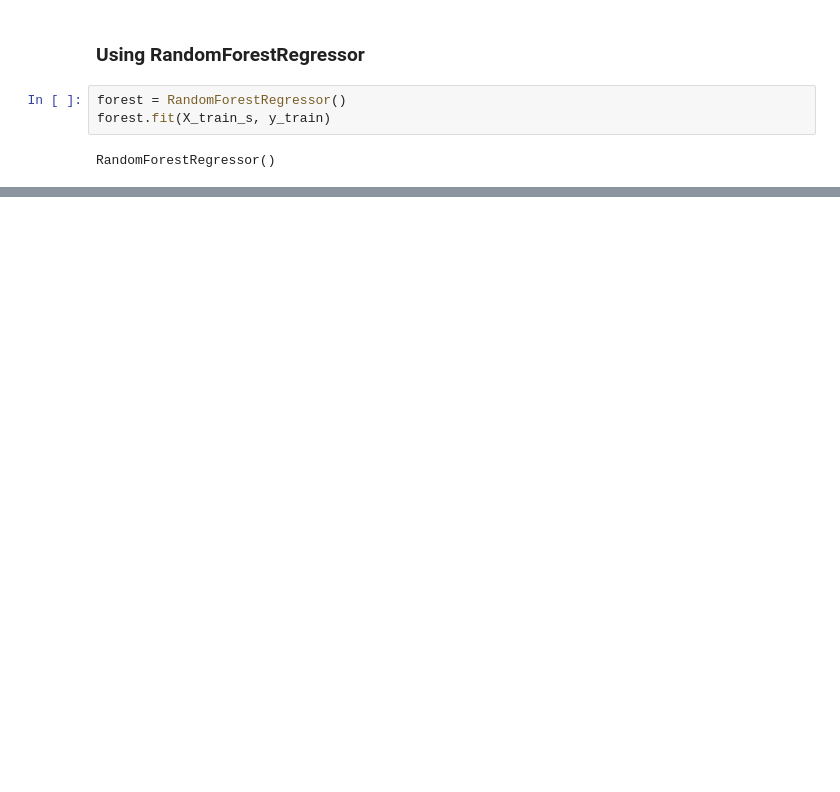
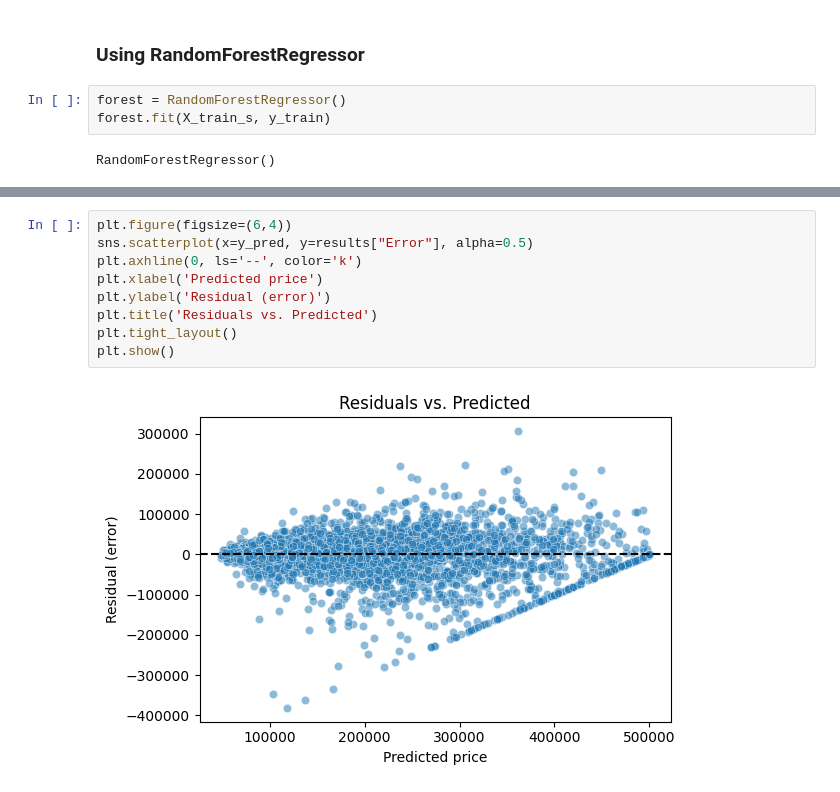
Before and after one commit to gregloos/Housing-Price-Predictor, a Jupyter notebook: main.ipynb, the cells around one changed output, grey strips where cells are left out. Cells and saved outputs as stored; diff of their text form; blank space fills up the shorter version.

```diff
--- a/main.ipynb
+++ b/main.ipynb
@@ -182,0 +254,11 @@ forest.score(X_test_s, y_test)
+# %%
+plt.figure(figsize=(6,4))
+sns.scatterplot(x=y_pred, y=results["Error"], alpha=0.5)
+plt.axhline(0, ls='--', color='k')
+plt.xlabel('Predicted price')
+plt.ylabel('Residual (error)')
+plt.title('Residuals vs. Predicted')
+plt.tight_layout()
+plt.show()
+# %% [output]
+[figure, added]
```
Also changed, not shown: parts of 17 cells of this notebook.
